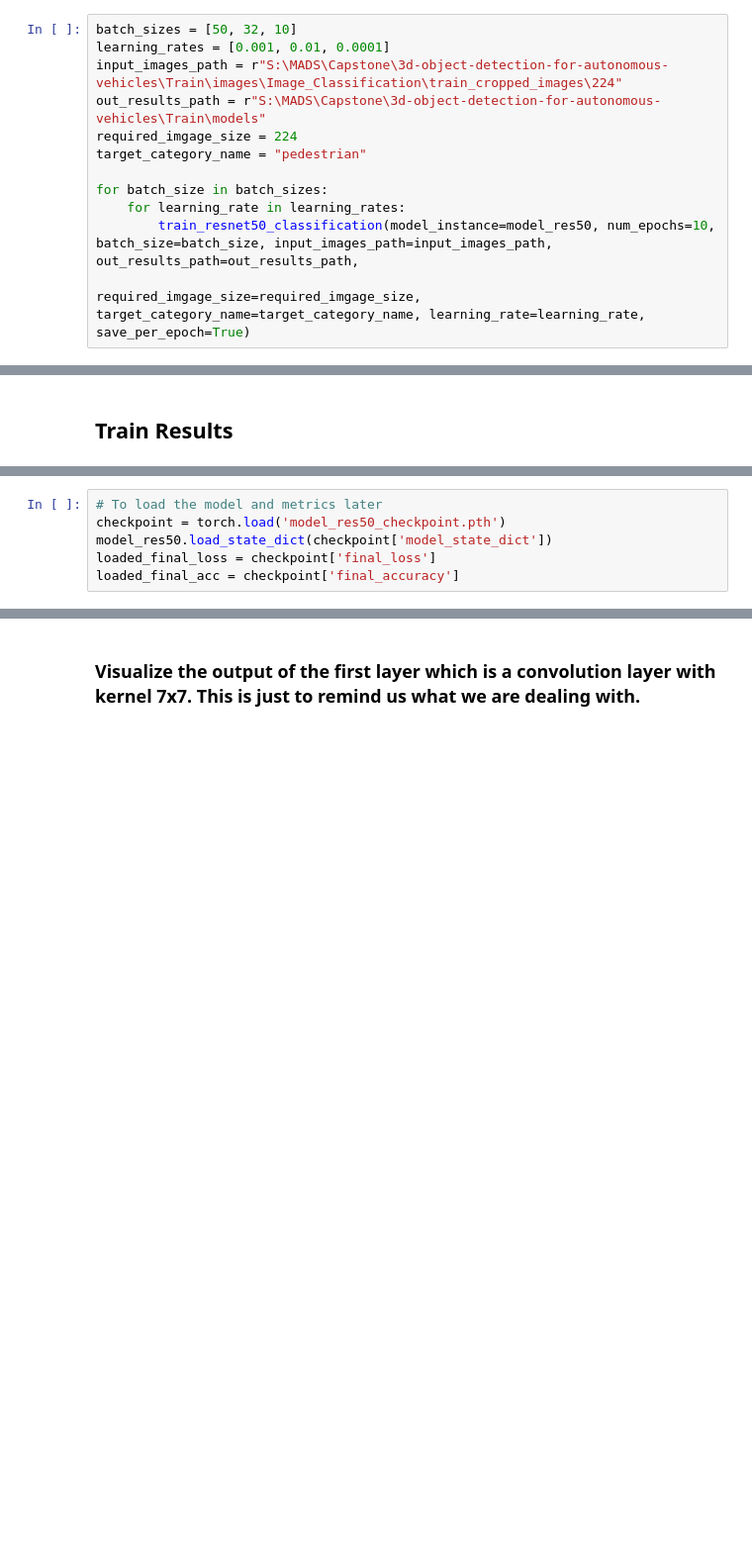
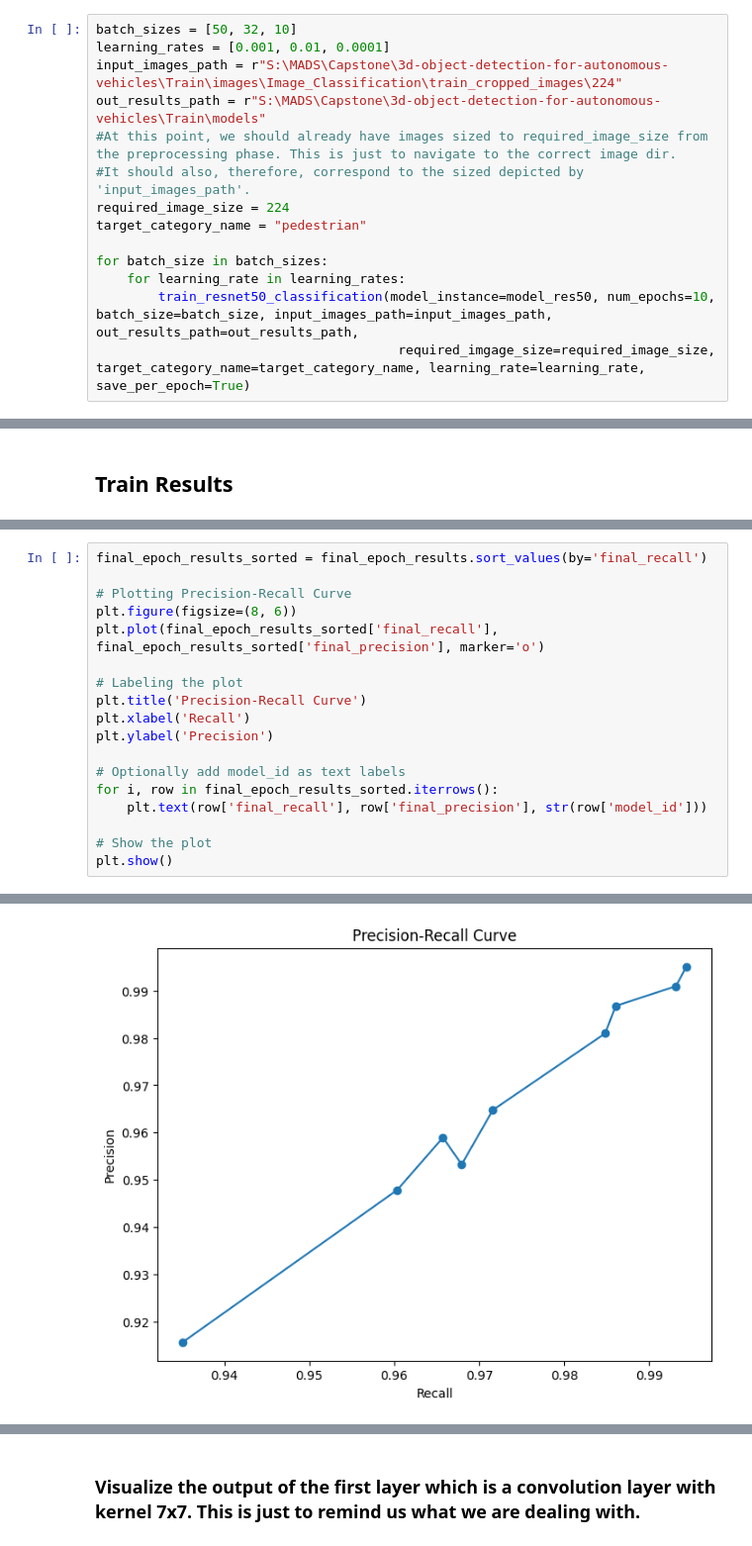
Before and after one commit to Stern04/MADS_Capstone, a Jupyter notebook: Notebooks/lyft_training_inference.ipynb, the cells around one changed output, grey strips where cells are left out. Shown at 99% size. Saved outputs shown, nothing was run; the diff lists cells and outputs as text; blank space fills up the shorter version.

```diff
--- a/Notebooks/lyft_training_inference.ipynb
+++ b/Notebooks/lyft_training_inference.ipynb
@@ -339,13 +378,15 @@ batch_sizes = [50, 32, 10]
 learning_rates = [0.001, 0.01, 0.0001]
 input_images_path = r"S:\MADS\Capstone\3d-object-detection-for-autonomous-vehicles\Train\images\Image_Classification\train_cropped_images\224"
 out_results_path = r"S:\MADS\Capstone\3d-object-detection-for-autonomous-vehicles\Train\models"
-required_imgage_size = 224
+#At this point, we should already have images sized to required_image_size from the preprocessing phase. This is just to navigate to the correct image dir.
+#It should also, therefore, correspond to the sized depicted by 'input_images_path'.
+required_image_size = 224
 target_category_name = "pedestrian"
 
 for batch_size in batch_sizes:
     for learning_rate in learning_rates:
         train_resnet50_classification(model_instance=model_res50, num_epochs=10, batch_size=batch_size, input_images_path=input_images_path, out_results_path=out_results_path,
-                                       required_imgage_size=required_imgage_size, target_category_name=target_category_name, learning_rate=learning_rate, save_per_epoch=True)
+                                       required_imgage_size=required_image_size, target_category_name=target_category_name, learning_rate=learning_rate, save_per_epoch=True)
 # %% [output]
 total number of batches to anticipate for epoch 0:  484.18
 Epoch 0/9 Loss: 0.1270 Precision: 0.8549 Recall: 0.8534 F1 Score: 0.8541 Acc: 0.9508
@@ -371,6 +409,0 @@ Epoch 9/9 Loss: 0.0090 Precision: 0.9910 Recall: 0.9931 F1 Score: 0.9921 Acc: 0.
-# %%
-# To load the model and metrics later
-checkpoint = torch.load('model_res50_checkpoint.pth')
-model_res50.load_state_dict(checkpoint['model_state_dict'])
-loaded_final_loss = checkpoint['final_loss']
-loaded_final_acc = checkpoint['final_accuracy']
@@ -376,0 +722,19 @@ loaded_final_acc = checkpoint['final_accuracy']
+# %%
+final_epoch_results_sorted = final_epoch_results.sort_values(by='final_recall')
+
+# Plotting Precision-Recall Curve
+plt.figure(figsize=(8, 6))
+plt.plot(final_epoch_results_sorted['final_recall'], final_epoch_results_sorted['final_precision'], marker='o')
+
+# Labeling the plot
+plt.title('Precision-Recall Curve')
+plt.xlabel('Recall')
+plt.ylabel('Precision')
+
+# Optionally add model_id as text labels
+for i, row in final_epoch_results_sorted.iterrows():
+    plt.text(row['final_recall'], row['final_precision'], str(row['model_id']))
+
+# Show the plot
+plt.show()
+# %% [output]
@@ -377 +742,2 @@ loaded_final_acc = checkpoint['final_accuracy']
+[figure, added]
 # %%
```
Also changed, not shown: parts of 35 cells of this notebook, 1 other file.
